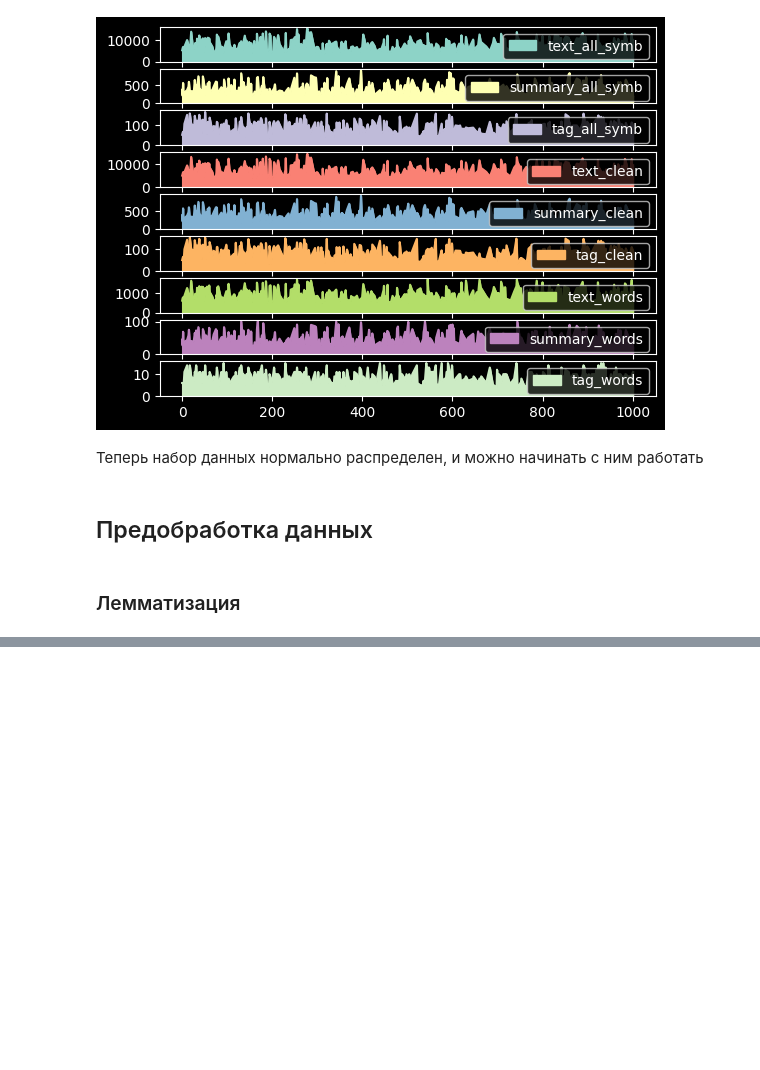
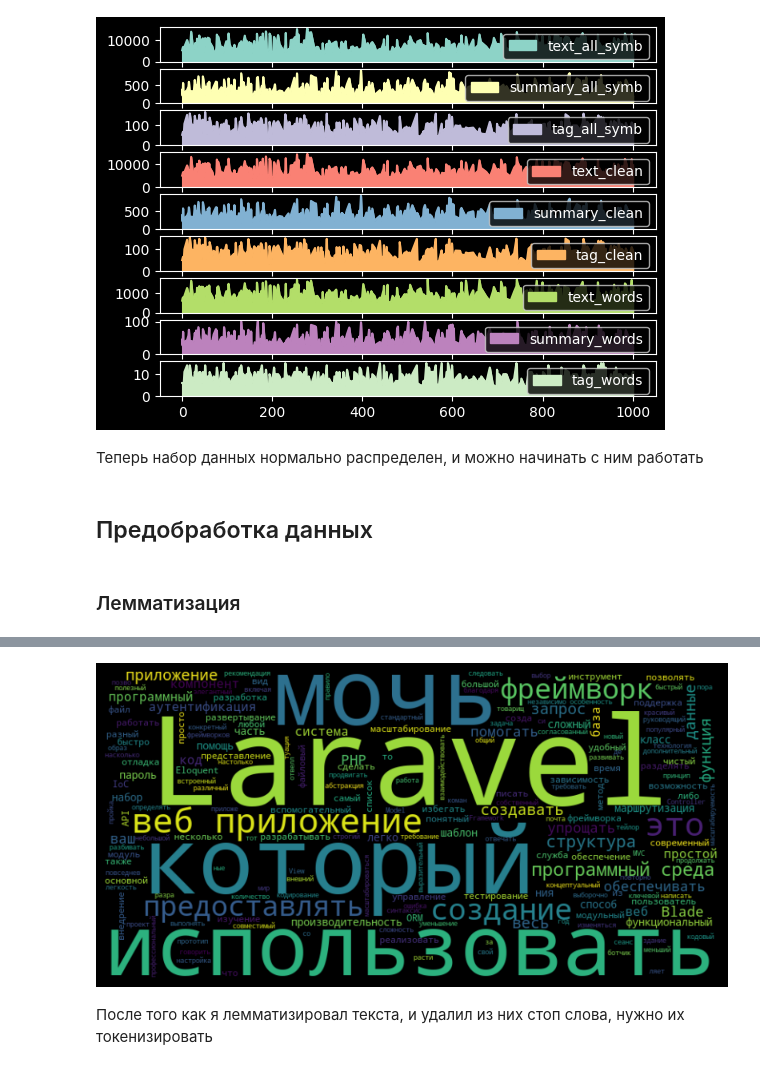
Before and after one commit to Rainfue/NLP-summary, a Jupyter notebook: Module1/Report_M1_2.ipynb, the cells around one changed output, grey strips where cells are left out. Saved outputs shown, nothing was run; the diff lists cells and outputs as text; code cells hidden in the pictures; blank space fills up the shorter version.

```diff
--- a/Module1/Report_M1_2.ipynb
+++ b/Module1/Report_M1_2.ipynb
@@ -350,0 +446,7 @@ def text_lemmatize(text: str):
+# %%
+clean_text = clean_text(lemmatized_text, stop_words)
+generate_wordcoud(clean_text)
+# %% [output]
+[figure, added]
+# %% [markdown]
+После того как я лемматизировал текста, и удалил из них стоп слова, нужно их токенизировать
```
Also changed, not shown: parts of 19 cells of this notebook, 3 other files.
